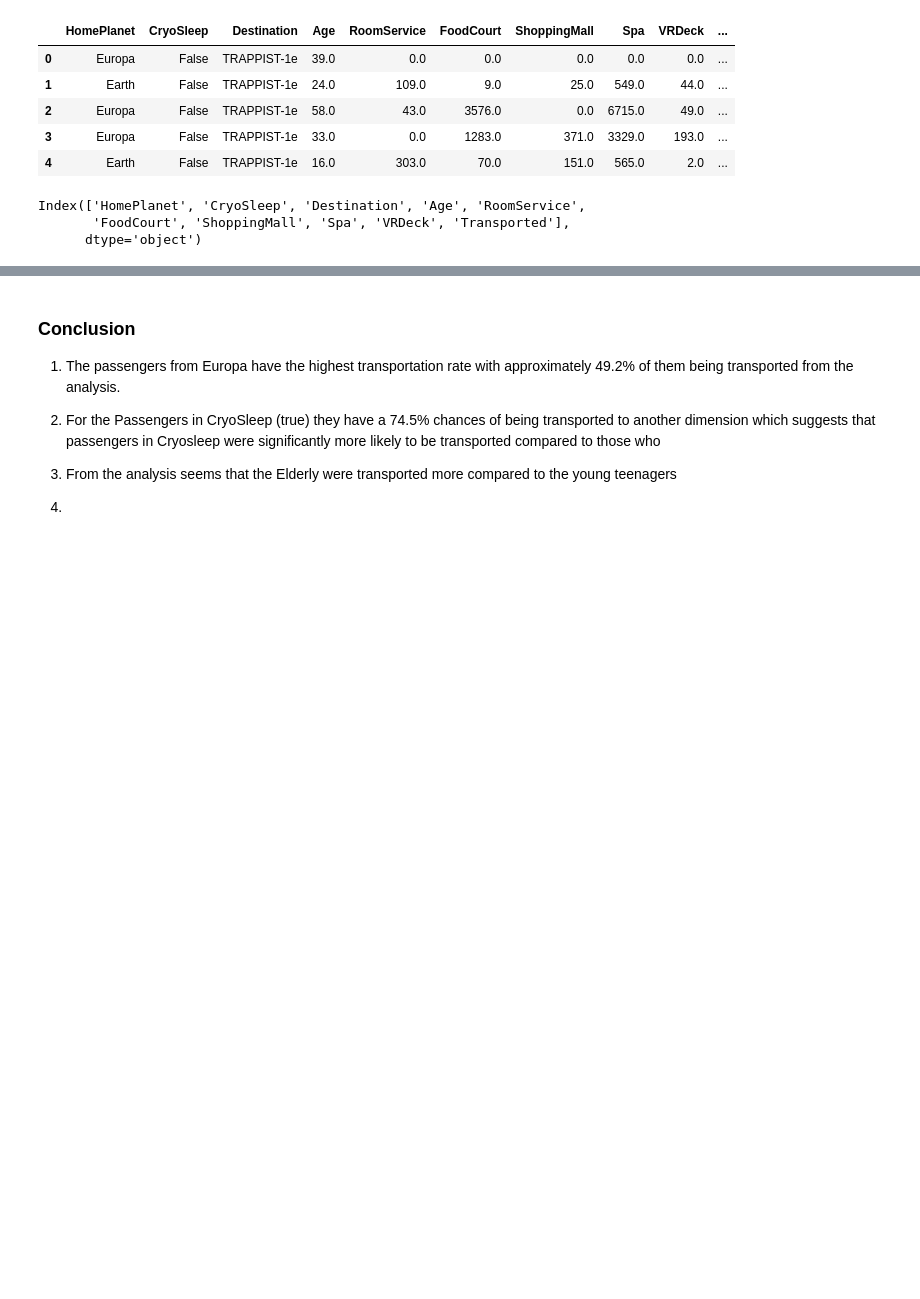
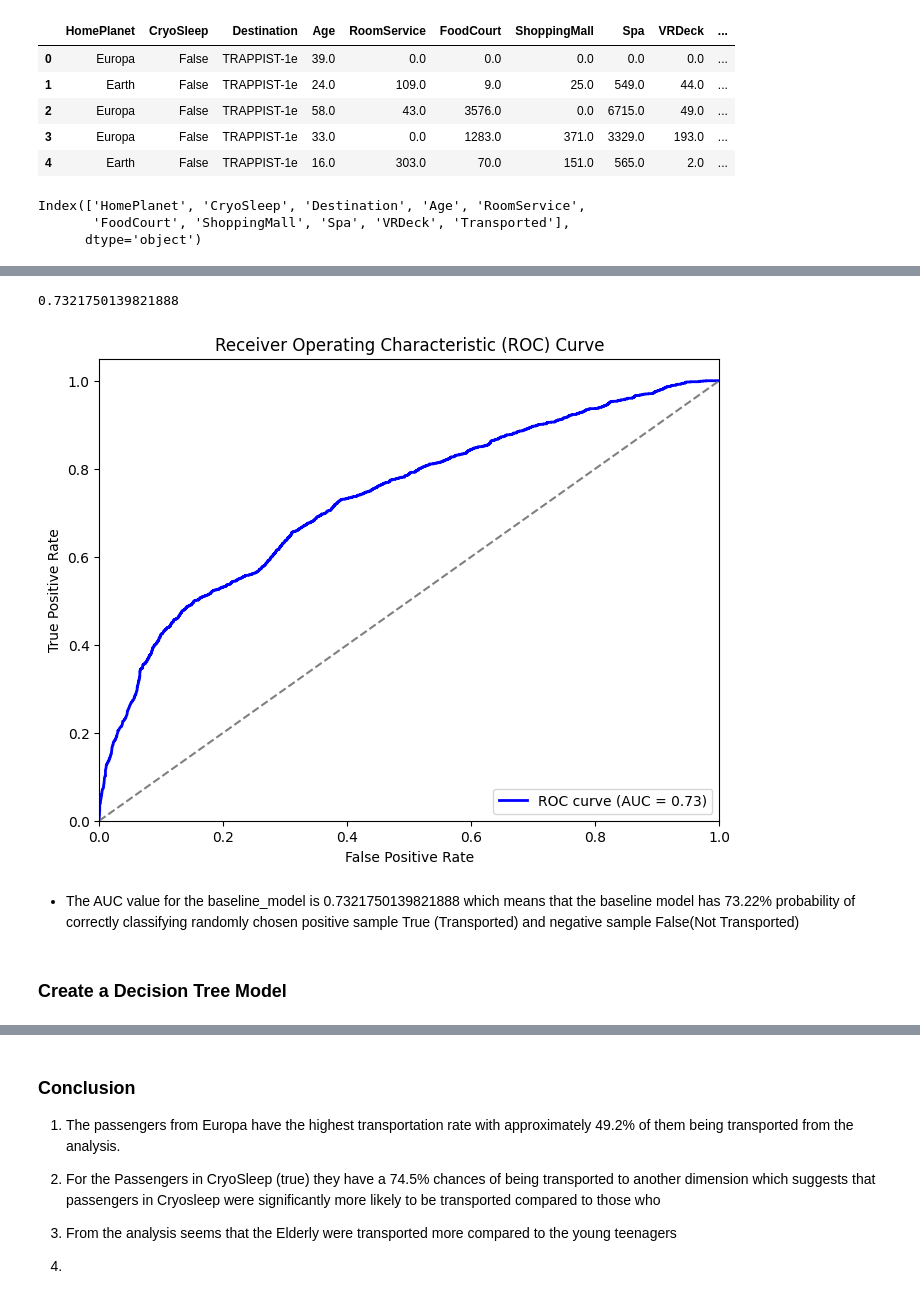
Before and after one commit to mikabenson/Space_ship-project, a Jupyter notebook: space_data.ipynb, the cells around one changed output, grey strips where cells are left out. Drawn from its saved outputs; the diff is of its cells as text; code cells hidden in the pictures; blank space fills up the shorter version.

```diff
--- a/space_data.ipynb
+++ b/space_data.ipynb
@@ -446,0 +551,8 @@ weighted avg       0.79      0.79      0.79      1138
+# %%
+# Ensure all column names are strings
+X_train_final.columns = X_train_final.columns.astype(str)
+
+# Initialize and fit the Logistic Regression model then regularize the regression to reduce overfitting on the model
+logreg = LogisticRegression(fit_intercept = False, C = 0.1, solver='liblinear')
+baseline_model = logreg.fit(X_train_final, y_train)
+baseline_model
@@ -722,14 +588,0 @@ DecisionTreeClassifier(criterion='entropy', random_state=42)
-# %%
-import pandas as pd
-from sklearn.model_selection import train_test_split
-
-# Assuming data_2 is already defined
-features = data_2.drop('Transported', axis=1)
-target = data_2['Transported']
-
-# Split the data into training and testing sets
-X_train, X_test, y_train, y_test = train_test_split(features, target, test_size=0.2, random_state=42)
-
-# Define categorical and numerical features
-categorical_features = ['HomePlanet', 'CryoSleep', 'Destination']
-numerical_features = ['Age', 'RoomService', 'FoodCourt', 'ShoppingMall', 'Spa', 'VRDeck']
@@ -1028,0 +611,28 @@ weighted avg       0.79      0.80      0.79      1138
+# %%
+# get the probabilities for the positive class instance
+y_pred_prob = baseline_model.predict_proba(X_train_final)[:, 1]
+
+# calculate the ROC curve
+fpr, tpr,_ = roc_curve(y_train, y_pred_prob)
+
+roc_auc = auc(fpr, tpr)
+print(roc_auc)
+
+# plot the ROC curve
+plt.figure(figsize=(8, 6))
+plt.plot(fpr, tpr, color='blue', lw=2, label=f'ROC curve (AUC = {roc_auc:.2f})')
+plt.plot([0, 1], [0, 1], color='gray', linestyle='--')  # Random classifier diagonal
+plt.xlim([0.0, 1.0])
+plt.ylim([0.0, 1.05])
+plt.xlabel('False Positive Rate')
+plt.ylabel('True Positive Rate')
+plt.title('Receiver Operating Characteristic (ROC) Curve')
+plt.legend(loc='lower right')
+plt.show()
+# %% [output]
+0.7321750139821888
+[figure, added]
+# %% [markdown]
+* The AUC value for the baseline_model is 0.7321750139821888 which means that the baseline model has 73.22% probability of correctly classifying randomly chosen positive sample True (Transported) and negative sample False(Not Transported)
+# %% [markdown]
+### Create a Decision Tree Model
```
Also changed, not shown: parts of 66 cells of this notebook.
